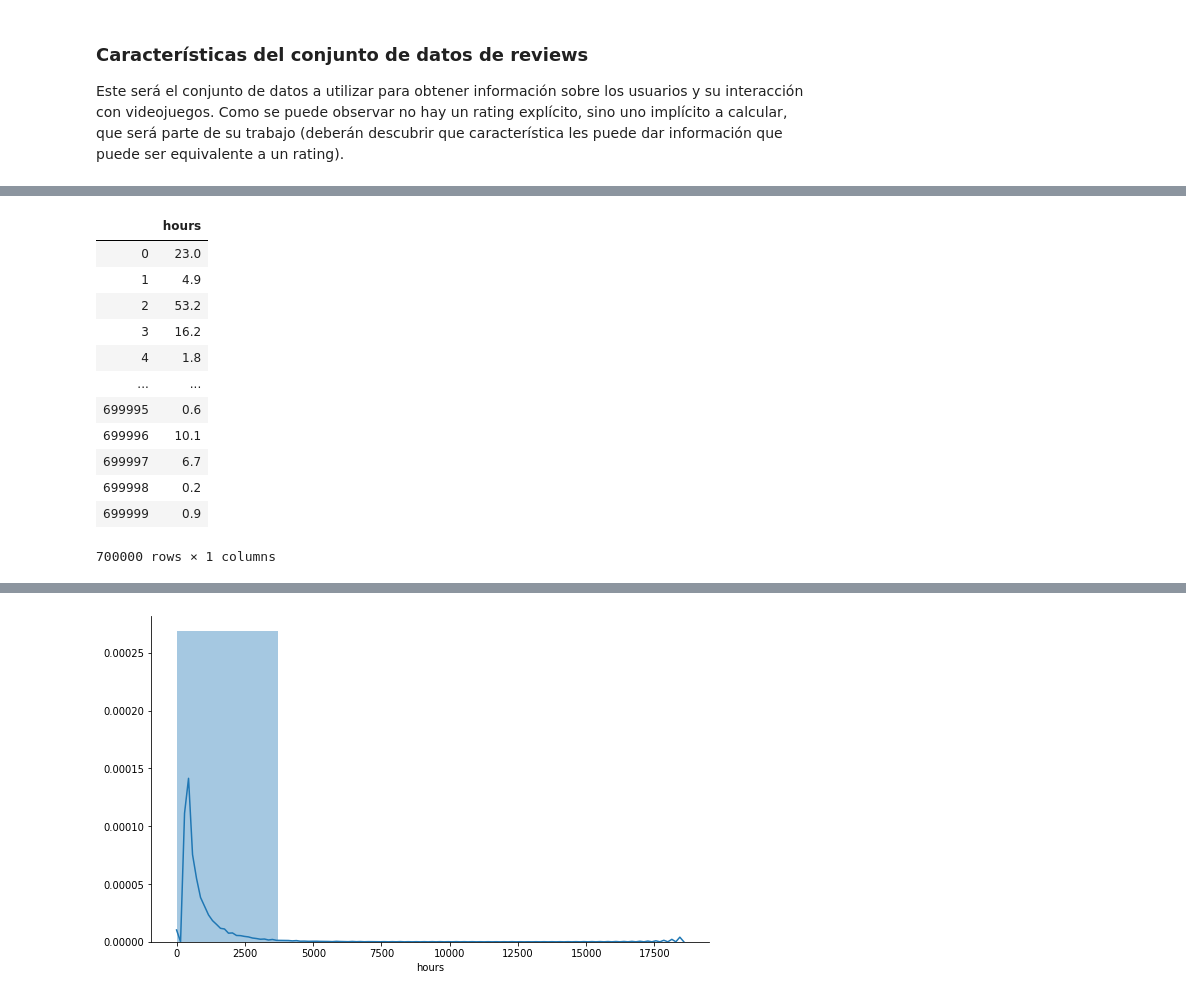
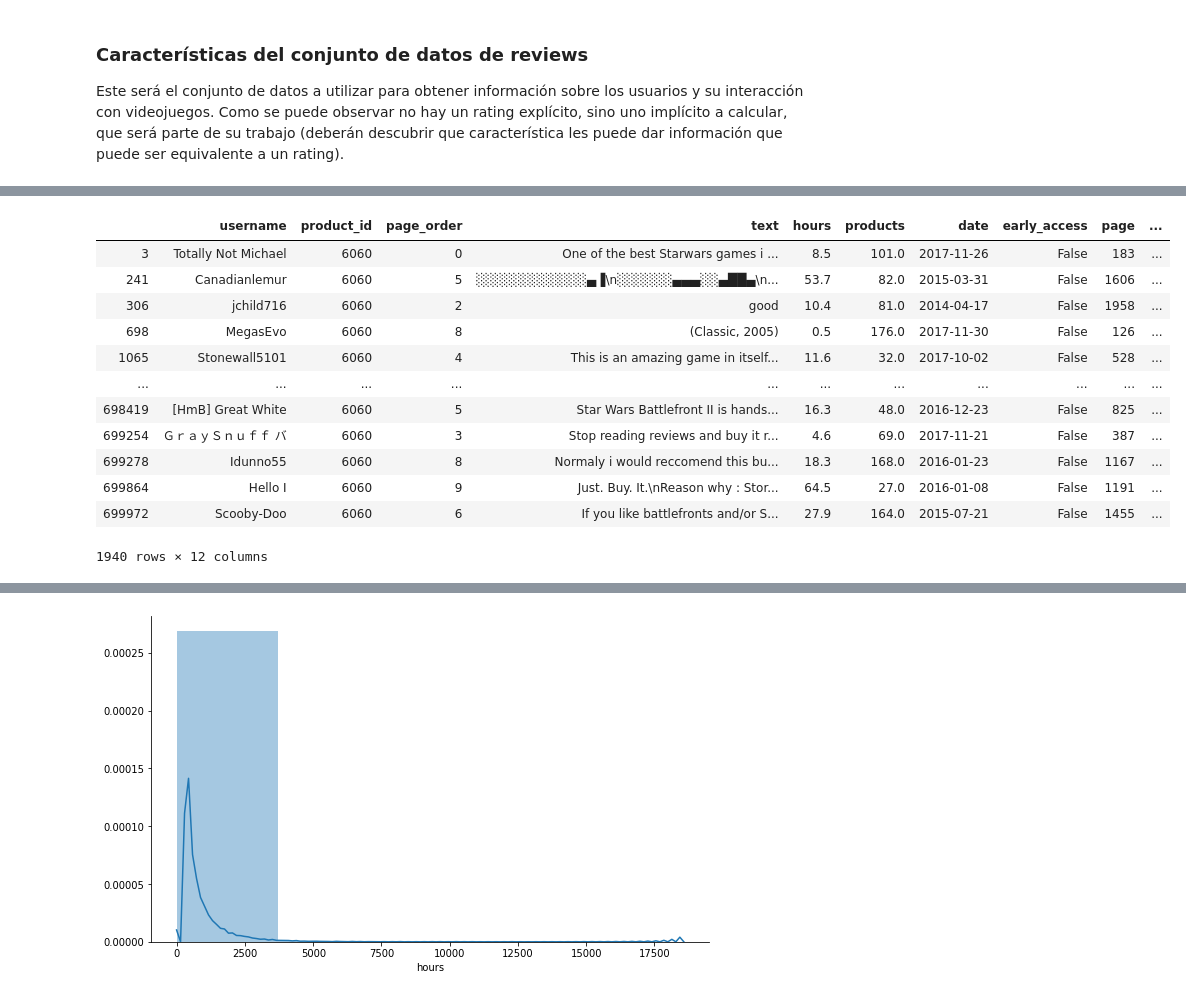
Before and after one commit to cnoeliachaves/diplodatos, a Jupyter notebook: SistemasDeRecomendacion/practico_2.ipynb, the cells around one changed output, grey strips where cells are left out. Drawn from its saved outputs; the diff is of its cells as text; code cells hidden in the pictures.

```diff
--- a/SistemasDeRecomendacion/practico_2.ipynb
+++ b/SistemasDeRecomendacion/practico_2.ipynb
@@ -161,16 +174,16 @@ reviews.head()
-# %%
-reviews[['hours']]
-# %% [output]
-|  | hours |
-| 0 | 23.0 |
-| 1 | 4.9 |
-| 2 | 53.2 |
-| 3 | 16.2 |
-| 4 | 1.8 |
-| ... | ... |
-| 699995 | 0.6 |
-| 699996 | 10.1 |
-| 699997 | 6.7 |
-| 699998 | 0.2 |
-| 699999 | 0.9 |
-700000 rows × 1 columns
+# %%
+reviews[reviews['product_id']==6060]
+# %% [output]
+|  | username | product_id | page_order | text | hours | products | date | early_access | page | ... |
+| 3 | Totally Not Michael | 6060 | 0 | One of the best Starwars games i ... | 8.5 | 101.0 | 2017-11-26 | False | 183 | ... |
+| 241 | Canadianlemur | 6060 | 5 | ░░░░░░░░░░░░▄▐\n░░░░░░▄▄▄░░▄██▄\n... | 53.7 | 82.0 | 2015-03-31 | False | 1606 | ... |
+| 306 | jchild716 | 6060 | 2 | good | 10.4 | 81.0 | 2014-04-17 | False | 1958 | ... |
+| 698 | MegasEvo | 6060 | 8 | (Classic, 2005) | 0.5 | 176.0 | 2017-11-30 | False | 126 | ... |
+| 1065 | Stonewall5101 | 6060 | 4 | This is an amazing game in itself... | 11.6 | 32.0 | 2017-10-02 | False | 528 | ... |
+| ... | ... | ... | ... | ... | ... | ... | ... | ... | ... | ... |
+| 698419 | [HmB] Great White | 6060 | 5 | Star Wars Battlefront II is hands... | 16.3 | 48.0 | 2016-12-23 | False | 825 | ... |
+| 699254 | ＧｒａｙＳｎｕｆｆ バ | 6060 | 3 | Stop reading reviews and buy it r... | 4.6 | 69.0 | 2017-11-21 | False | 387 | ... |
+| 699278 | Idunno55 | 6060 | 8 | Normaly i would reccomend this bu... | 18.3 | 168.0 | 2016-01-23 | False | 1167 | ... |
+| 699864 | Hello I | 6060 | 9 | Just. Buy. It.\nReason why : Stor... | 64.5 | 27.0 | 2016-01-08 | False | 1191 | ... |
+| 699972 | Scooby-Doo | 6060 | 6 | If you like battlefronts and/or S... | 27.9 | 164.0 | 2015-07-21 | False | 1455 | ... |
+1940 rows × 12 columns
```
Also changed, not shown: parts of 10 cells of this notebook.
